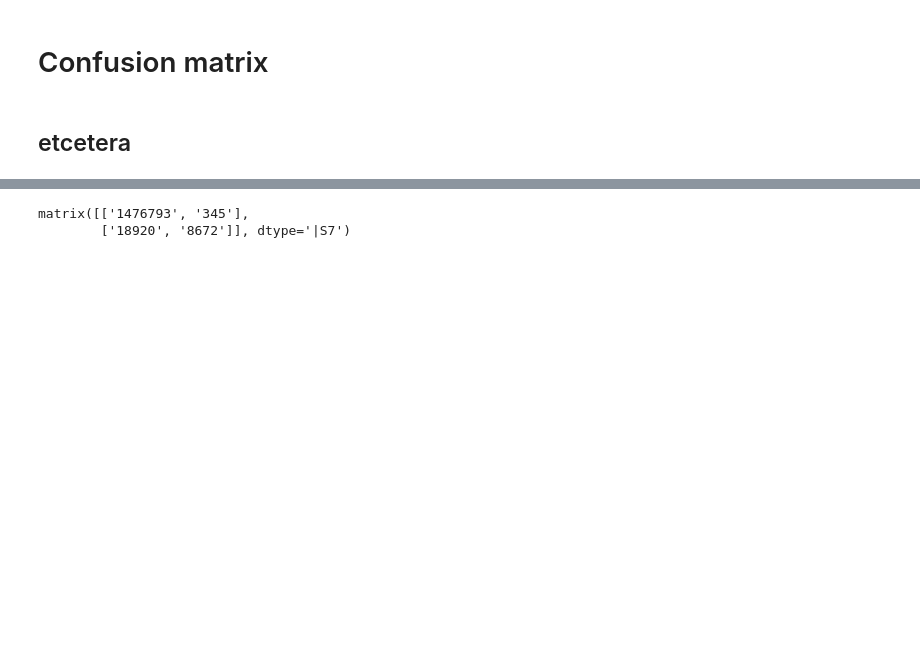
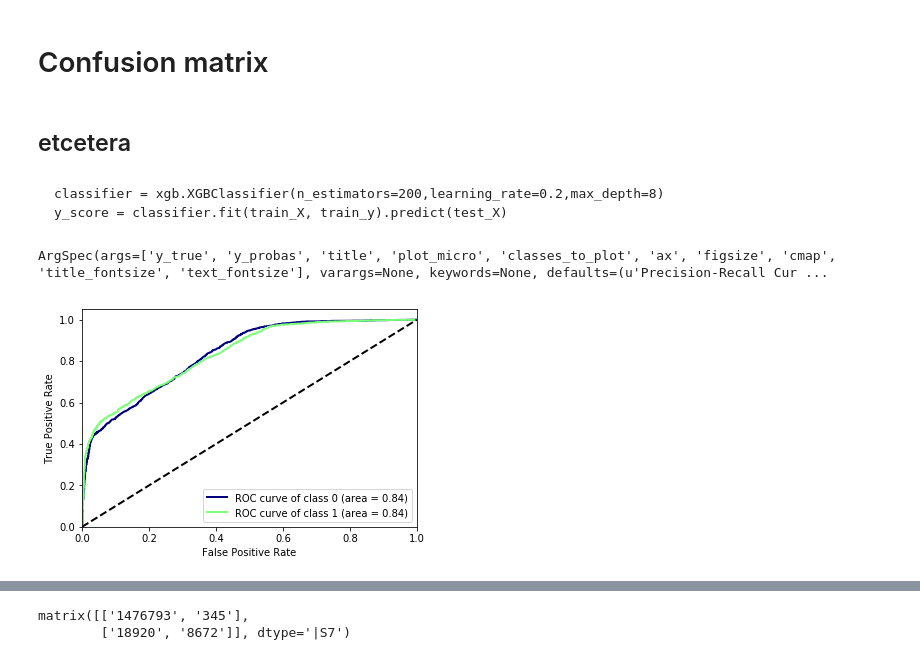
Before and after one commit to annemerelsternheim/forum-churn-prediction, a Jupyter notebook: xgboost.ipynb, the cells around one changed output, grey strips where cells are left out. Saved outputs shown, nothing was run; the diff lists cells and outputs as text; code cells hidden in the pictures; blank space fills up the shorter version.

```diff
--- a/xgboost.ipynb
+++ b/xgboost.ipynb
@@ -125,3 +128,14 @@ for train_index,test_index in ss.split(X):
 # Confusion matrix
 # %% [markdown]
 ## etcetera
+# %%
+data_type = "balanced"
+X, y = Set_Xy(data,data_type)
+train_X,test_X,train_y,test_y = Split_data(train_index,test_index)
+feature_names = ["inactivity","questions","sentences","sentiment","subjectivity",
+                 "sentence mean","inactive mean","questions mean","sentiment mean","subjectivity mean"]
+dtrain = xgb.DMatrix(train_X.as_matrix(),label=train_y.as_matrix(),feature_names=feature_names)
+dtest = xgb.DMatrix(test_X.as_matrix(),label=test_y.as_matrix(),feature_names=feature_names)
+# %% [markdown]
+    classifier = xgb.XGBClassifier(n_estimators=200,learning_rate=0.2,max_depth=8)
+    y_score = classifier.fit(train_X, train_y).predict(test_X)
@@ -127,0 +146,10 @@ for train_index,test_index in ss.split(X):
+# %%
+import inspect
+inspect.getargspec(skplt.metrics.plot_precision_recall)
+# %% [output]
+ArgSpec(args=['y_true', 'y_probas', 'title', 'plot_micro', 'classes_to_plot', 'ax', 'figsize', 'cmap', 'title_fontsize', 'text_fontsize'], varargs=None, keywords=None, defaults=(u'Precision-Recall Cur ...
+# %%
+skplt.metrics.plot_roc([int(y) for y in test_y], list(proba), plot_macro=False, plot_micro=False, title="", cmap="jet")
+plt.show()
+# %% [output]
+[figure, added]
```
Also changed, not shown: parts of 29 cells of this notebook, 5 other files.
